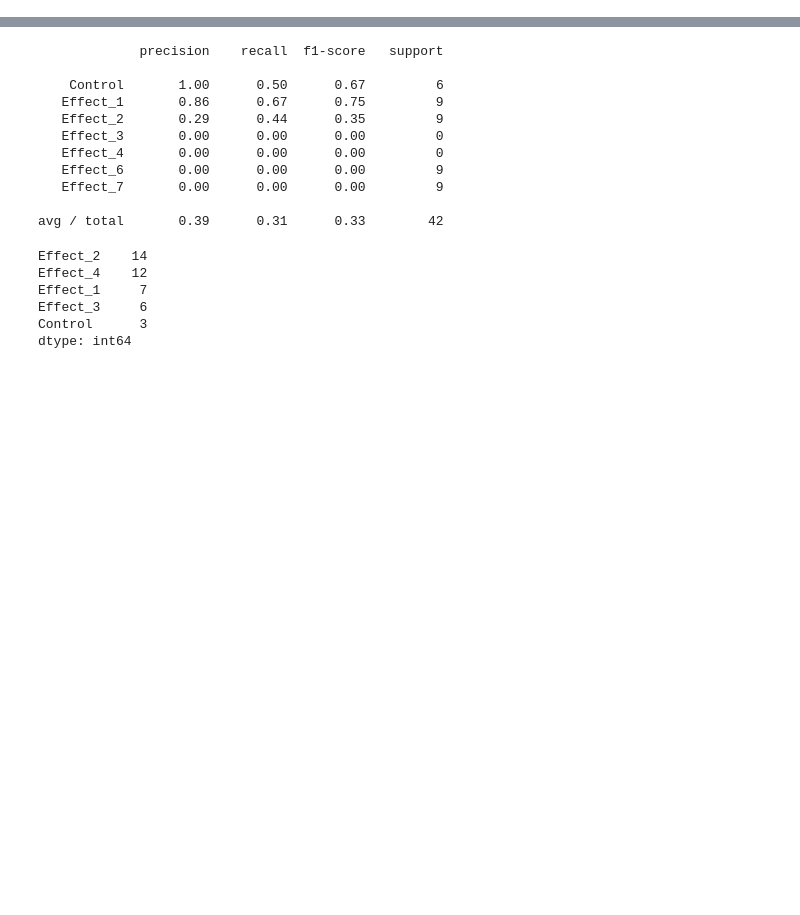
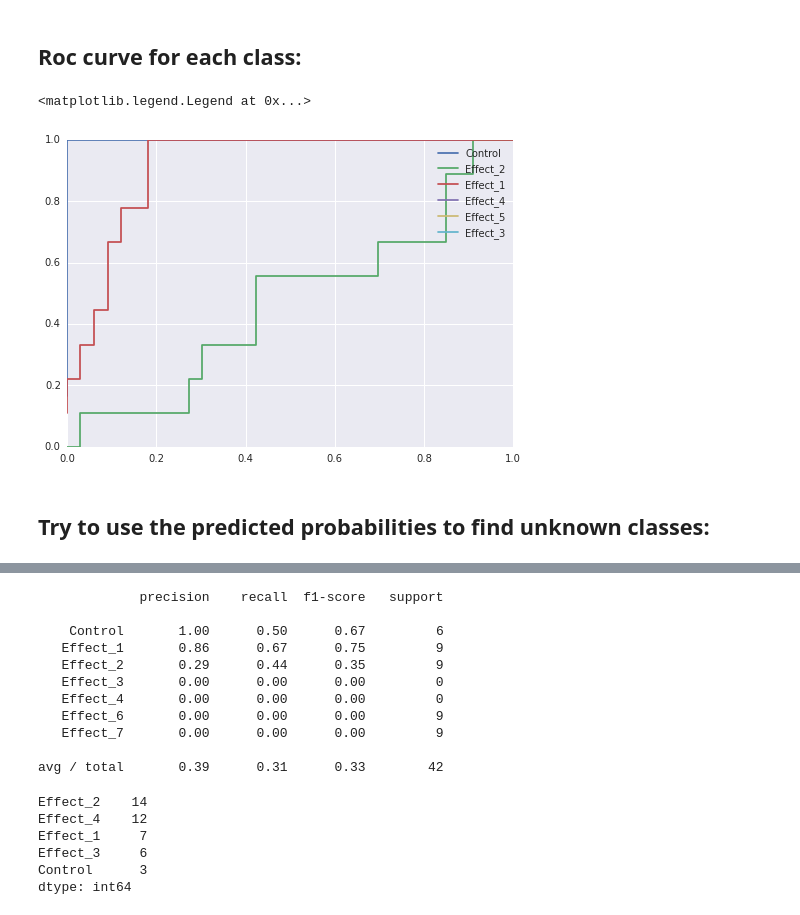
Before and after one commit to mzwiessele/MLPMMarchRetreat2016, a Jupyter notebook: py_notebooks/SVC.ipynb, the cells around one changed output, grey strips where cells are left out. Saved outputs shown, nothing was run; the diff lists cells and outputs as text; code cells hidden in the pictures; blank space fills up the shorter version.

```diff
--- a/py_notebooks/SVC.ipynb
+++ b/py_notebooks/SVC.ipynb
@@ -133,0 +146,2 @@ prediction = svc.predict(test_set.T)
+# %%
+prediction_probabilities = pd.DataFrame(svc.predict_proba(test_set.T.values), index=test_set.columns, columns=svc.classes_)
@@ -133,0 +152,8 @@ prediction = svc.predict(test_set.T)
+# %%
+test_labels.value_counts()
+test_labels_collected = test_labels.copy()
+test_labels_collected[(test_labels_collected=='Effect_6')+(test_labels_collected=='Effect_7')] = 'Unknown'
+#test_labels_collected = pd.get_dummies(test_labels_collected)
+# %%
+for _t in np.setdiff1d(prediction_probabilities.columns, test_labels_collected.columns):
+    test_labels_collected[_t] = 0
@@ -134 +179,3 @@ prediction = svc.predict(test_set.T)
+# %% [markdown]
+## Roc curve for each class:
 # %%
@@ -140,0 +183,13 @@ classification_report?
+# %%
+rocs = {}
+for c in prediction_probabilities.columns:
+    rocs[c] = roc_curve(test_labels_collected==c, prediction_probabilities[c])
+# %%
+for name in rocs:
+    plt.plot(rocs[name][0], rocs[name][1], label=name)
+plt.legend()
+# %% [output]
+<matplotlib.legend.Legend at 0x...>
+[figure, added]
+# %% [markdown]
+## Try to use the predicted probabilities to find unknown classes:
```
Also changed, not shown: parts of 33 cells of this notebook, 3 other files.
